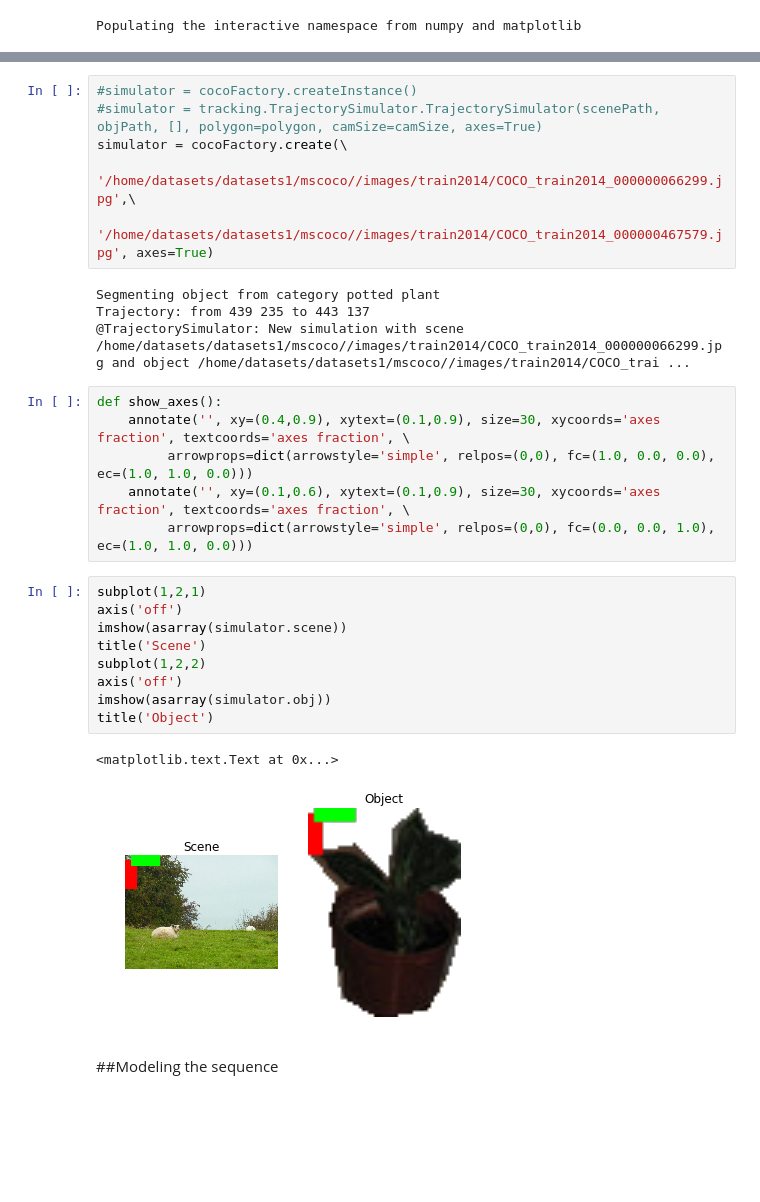
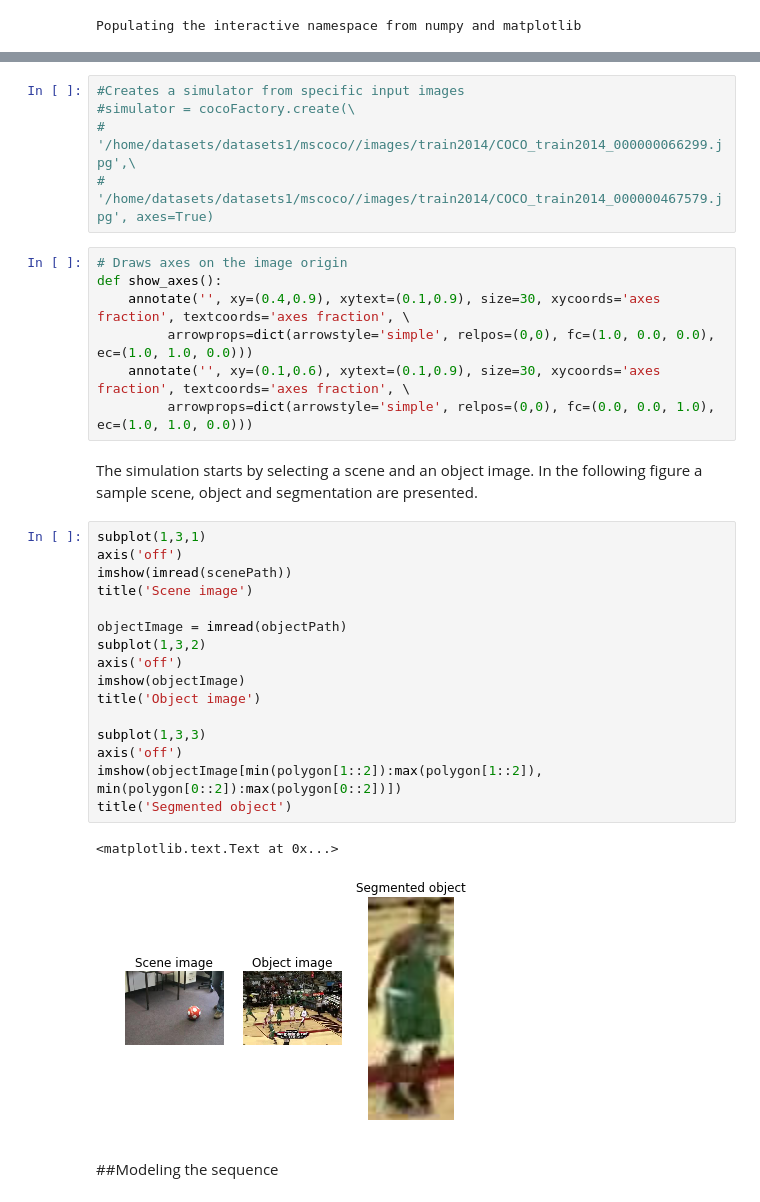
Before and after one commit to jccaicedo/localization-agent, a Jupyter notebook: notebooks/Synthetic tracking sequences from static images.ipynb, the cells around one changed output, grey strips where cells are left out. Cells and saved outputs as stored; diff of their text form; blank space fills up the shorter version.

```diff
--- a/notebooks/Synthetic tracking sequences from static images.ipynb
+++ b/notebooks/Synthetic tracking sequences from static images.ipynb
@@ -29,31 +56,36 @@ reload(tracking.TrajectorySimulator)
 # %%
-#simulator = cocoFactory.createInstance()
-#simulator = tracking.TrajectorySimulator.TrajectorySimulator(scenePath, objPath, [], polygon=polygon, camSize=camSize, axes=True)
-simulator = cocoFactory.create(\
-                               '/home/datasets/datasets1/mscoco//images/train2014/COCO_train2014_000000066299.jpg',\
-                               '/home/datasets/datasets1/mscoco//images/train2014/COCO_train2014_000000467579.jpg', axes=True)
+#Creates a simulator from specific input images
+#simulator = cocoFactory.create(\
+#                               '/home/datasets/datasets1/mscoco//images/train2014/COCO_train2014_000000066299.jpg',\
+#                               '/home/datasets/datasets1/mscoco//images/train2014/COCO_train2014_000000467579.jpg', axes=True)
-# %% [output]
-Segmenting object from category potted plant
-Trajectory: from 439 235 to 443 137
-@TrajectorySimulator: New simulation with scene /home/datasets/datasets1/mscoco//images/train2014/COCO_train2014_000000066299.jpg and object /home/datasets/datasets1/mscoco//images/train2014/COCO_trai ...
 # %%
+# Draws axes on the image origin
 def show_axes():
     annotate('', xy=(0.4,0.9), xytext=(0.1,0.9), size=30, xycoords='axes fraction', textcoords='axes fraction', \
          arrowprops=dict(arrowstyle='simple', relpos=(0,0), fc=(1.0, 0.0, 0.0), ec=(1.0, 1.0, 0.0)))
     annotate('', xy=(0.1,0.6), xytext=(0.1,0.9), size=30, xycoords='axes fraction', textcoords='axes fraction', \
          arrowprops=dict(arrowstyle='simple', relpos=(0,0), fc=(0.0, 0.0, 1.0), ec=(1.0, 1.0, 0.0)))
-# %%
-subplot(1,2,1)
-axis('off')
-imshow(asarray(simulator.scene))
-title('Scene')
-subplot(1,2,2)
-axis('off')
-imshow(asarray(simulator.obj))
-title('Object')
-# %% [output]
-<matplotlib.text.Text at 0x...>
-[figure, removed]
+# %% [markdown]
+The simulation starts by selecting a scene and an object image. In the following figure a sample scene, object and segmentation are presented.
+# %%
+subplot(1,3,1)
+axis('off')
+imshow(imread(scenePath))
+title('Scene image')
+
+objectImage = imread(objectPath)
+subplot(1,3,2)
+axis('off')
+imshow(objectImage)
+title('Object image')
+
+subplot(1,3,3)
+axis('off')
+imshow(objectImage[min(polygon[1::2]):max(polygon[1::2]), min(polygon[0::2]):max(polygon[0::2])])
+title('Segmented object')
+# %% [output]
+<matplotlib.text.Text at 0x...>
+[figure, added]
 # %% [markdown]
 ##Modeling the sequence
 # %% [markdown]
```
Also changed, not shown: parts of 17 cells of this notebook.
